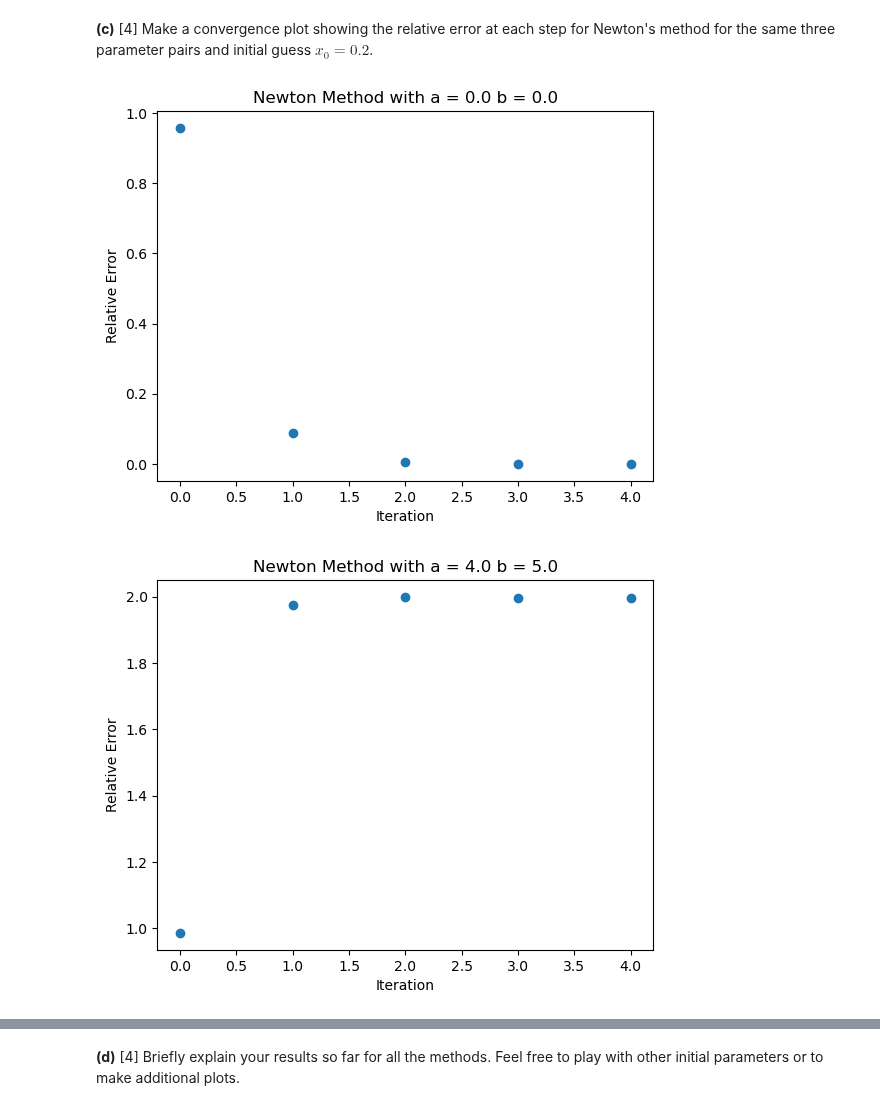
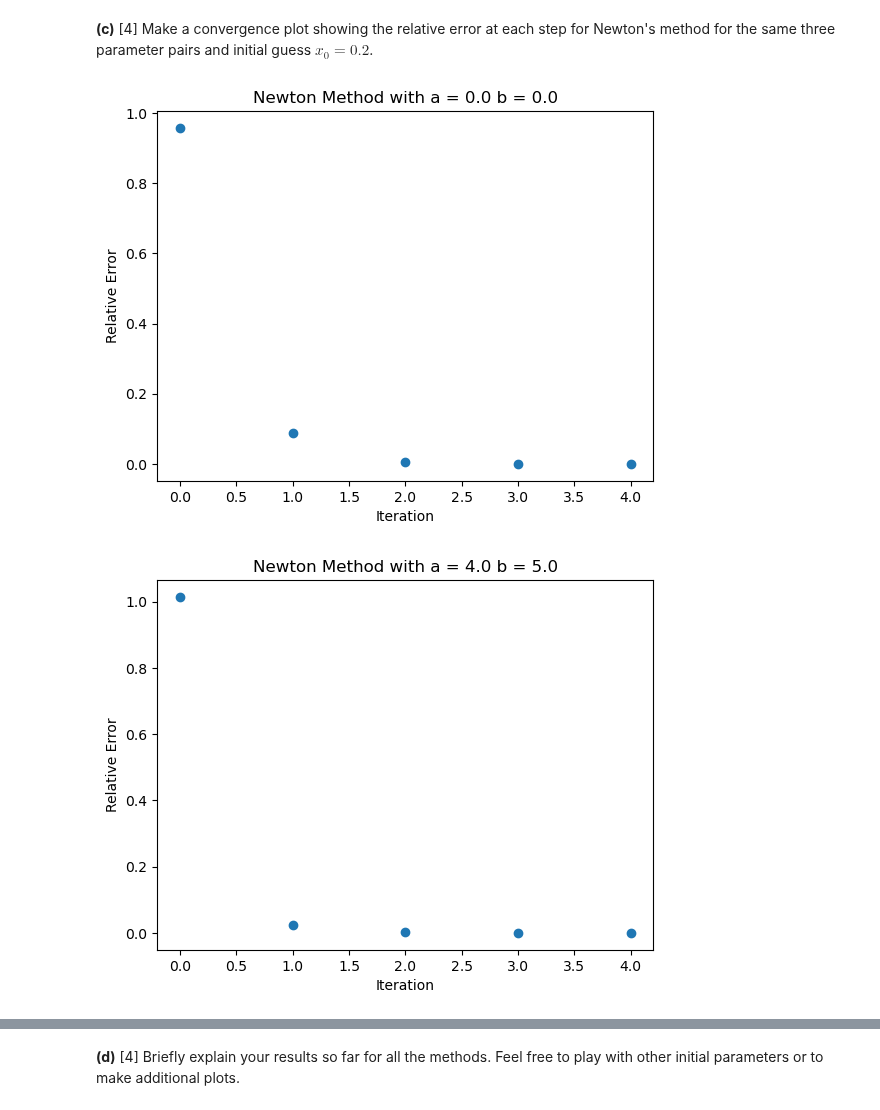
Before and after one commit to xiaoyuchen2020/intro-numerical-methods, a Jupyter notebook: hw/HW2_roots.ipynb, the cells around one changed output, grey strips where cells are left out. Cells and saved outputs as stored; diff of their text form; code cells hidden in the pictures.

```diff
--- a/hw/HW2_roots.ipynb
+++ b/hw/HW2_roots.ipynb
@@ -97,13 +97,13 @@ g = lambda x: 1 + x - x**2 / M
 M = 3
 x0 = 2
 
-x = fixed_point(g, x0, 20)
+x = fixed_point(g, x0, 30)
 fig = plt.figure()
 axes = fig.add_subplot(1, 1, 1)
 # print(x)
 # print(x - numpy.sqrt(M))
 # print(numpy.log(numpy.abs(x - numpy.sqrt(M))))
-axes.plot(numpy.log(numpy.abs(x - numpy.sqrt(M))), 'o')
+axes.plot(numpy.log(numpy.abs(x - numpy.sqrt(M)) + numpy.finfo(float).eps), 'o')
 axes.set_title('Fixed Point Iteration')
 axes.set_xlabel('Iteration')
 axes.set_ylabel('Log Error')
@@ -202,13 +202,13 @@ g = lambda x: x / 2 + M / (2 * x)
 M = 3
 x0 = 2
 
-x = fixed_point(g, x0, 20)
+x = fixed_point(g, x0, 10)
 fig = plt.figure()
 axes = fig.add_subplot(1, 1, 1)
 # print(x)
 # print(x - numpy.sqrt(M))
 # print(numpy.log(numpy.abs(x - numpy.sqrt(M))))
-axes.plot(numpy.log(numpy.abs(x - numpy.sqrt(M))), 'o')
+axes.plot(numpy.log(numpy.abs(x - numpy.sqrt(M)) + numpy.finfo(float).eps), 'o')
 axes.set_title('Fixed Point Iteration')
 axes.set_xlabel('Iteration')
 axes.set_ylabel('Log Error')
@@ -469,20 +469,18 @@ the number of iterations is 26
 # %%
 f_prime = lambda x: -numpy.sin(x) + N_prime(x, A, a, b)
 N_prime = lambda x, A, a, b: A * (a * numpy.cos(a * x) + b * numpy.cos(b * x))
 
-exact_list = [1.5 * numpy.pi, 4.5 * numpy.pi, 0.5 * numpy.pi]
 for i in range(len(params)):
-    exact = exact_list[i]
     a, b = params[i]
     result = newton(f, f_prime , x0)
-    rel_error = numpy.abs(result[1] - exact) / numpy.abs(exact)
+    rel_error = numpy.abs(result[1] - result[0]) / numpy.abs(result[0])
     fig = plt.figure()
     axes = fig.add_subplot(1, 1, 1)
     axes.plot(rel_error, 'o')
     axes.set_title('Newton Method with a = ' + str(a) + ' b = ' + str(b))
     axes.set_xlabel('Iteration')
     axes.set_ylabel('Relative Error')
     plt.show()
 # %% [output]
 [figure]
-[figure, old version]
+[figure, new version]
```
Also changed, not shown: parts of 6 cells of this notebook.
